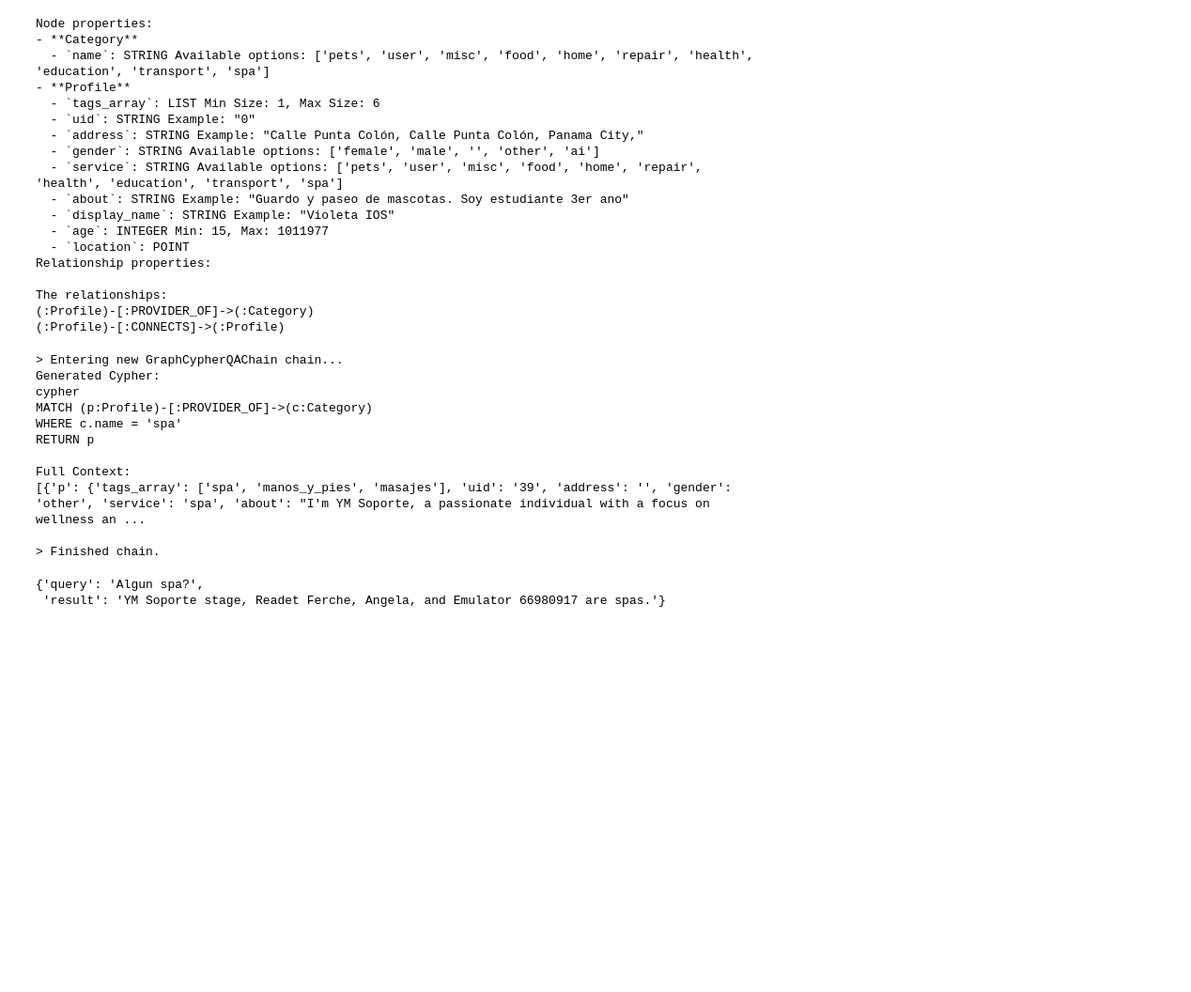
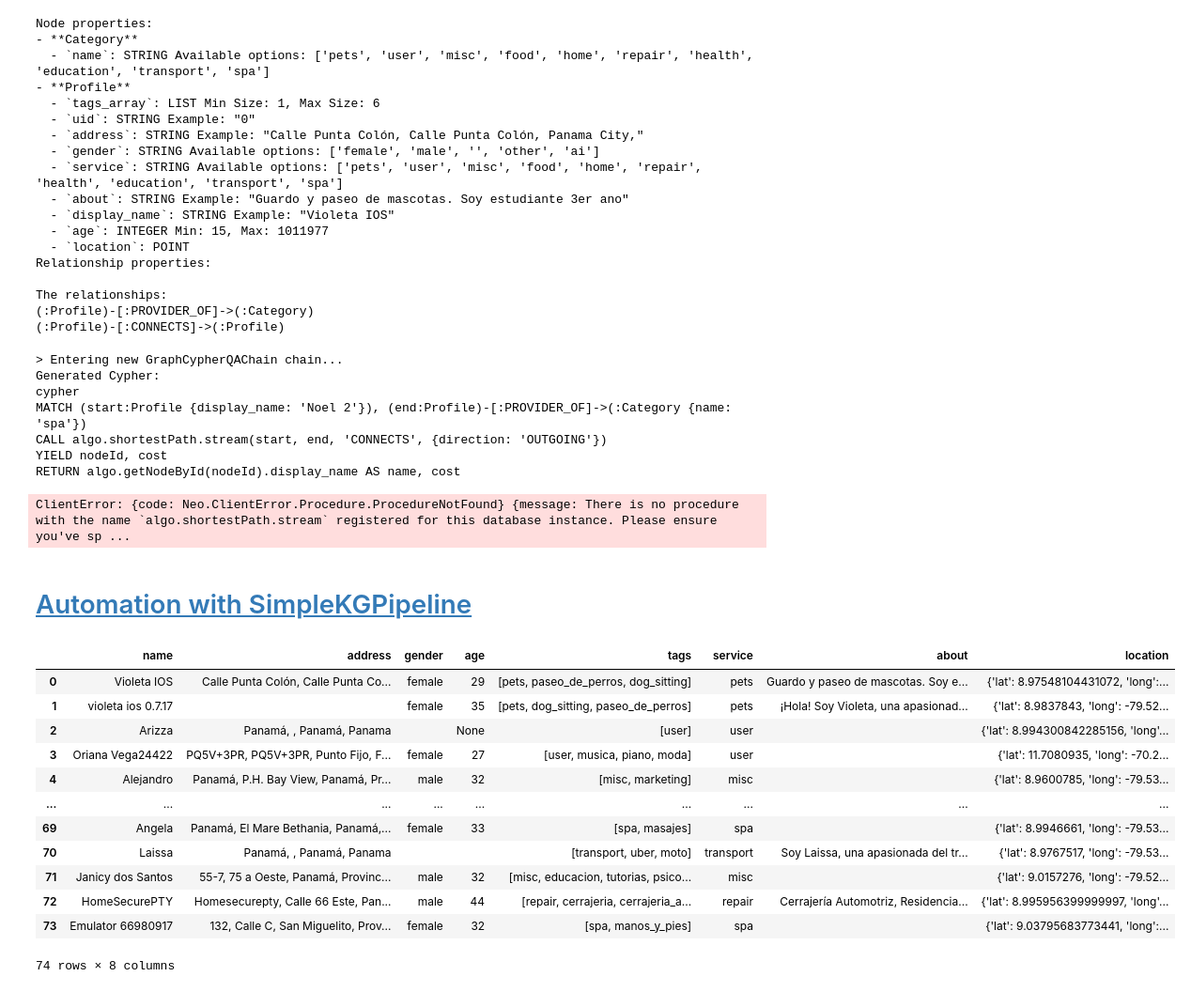
Before and after one commit to aiudalabs/ai-llm, a Jupyter notebook: demos/neo4j/yomap2neo4j_v2.ipynb, the cells around one changed output. Shown: that part at 94% size. Cells and saved outputs as stored; diff of their text form; code cells hidden in the pictures; blank space fills up the shorter version.

```diff
--- a/demos/neo4j/yomap2neo4j_v2.ipynb
+++ b/demos/neo4j/yomap2neo4j_v2.ipynb
@@ -630,19 +698,16 @@ llm = ChatOpenAI(model="gpt-4o", temperature=0)
 chain = GraphCypherQAChain.from_llm(
     graph=enhanced_graph, llm=llm, verbose=True, allow_dangerous_requests=True
 )
-response = chain.invoke({"query": "Algun spa?"})
+response = chain.invoke({"query": "Cual es el camino mas corto entre Noel 2 y algun proveedor de spa?"})
 response
 # %% [output]
 > Entering new GraphCypherQAChain chain...
 Generated Cypher:
 cypher
-MATCH (p:Profile)-[:PROVIDER_OF]->(c:Category)
-WHERE c.name = 'spa'
-RETURN p
-
-Full Context:
-[{'p': {'tags_array': ['spa', 'manos_y_pies', 'masajes'], 'uid': '39', 'address': '', 'gender': 'other', 'service': 'spa', 'about': "I'm YM Soporte, a passionate individual with a focus on wellness an ...
-
-> Finished chain.
+MATCH (start:Profile {display_name: 'Noel 2'}), (end:Profile)-[:PROVIDER_OF]->(:Category {name: 'spa'})
+CALL algo.shortestPath.stream(start, end, 'CONNECTS', {direction: 'OUTGOING'})
+YIELD nodeId, cost
+RETURN algo.getNodeById(nodeId).display_name AS name, cost
-{'query': 'Algun spa?',
- 'result': 'YM Soporte stage, Readet Ferche, Angela, and Emulator 66980917 are spas.'}
+ClientError: {code: Neo.ClientError.Procedure.ProcedureNotFound} {message: There is no procedure with the name `algo.shortestPath.stream` registered for this database instance. Please ensure you've sp ...
+# %% [markdown]
+# <a id='toc7_'></a>[Automation with SimpleKGPipeline](#toc0_)
@@ -648,0 +771,16 @@ Full Context:
+# %%
+df_profiles
+# %% [output]
+|  | name | address | gender | age | tags | service | about | location |
+| 0 | Violeta IOS | Calle Punta Colón, Calle Punta Co... | female | 29 | [pets, paseo_de_perros, dog_sitting] | pets | Guardo y paseo de mascotas. Soy e... | {'lat': 8.97548104431072, 'long':... |
+| 1 | violeta ios 0.7.17 |  | female | 35 | [pets, dog_sitting, paseo_de_perros] | pets | ¡Hola! Soy Violeta, una apasionad... | {'lat': 8.9837843, 'long': -79.52... |
+| 2 | Arizza | Panamá, , Panamá, Panama |  | None | [user] | user |  | {'lat': 8.994300842285156, 'long'... |
+| 3 | Oriana Vega24422 | PQ5V+3PR, PQ5V+3PR, Punto Fijo, F... | female | 27 | [user, musica, piano, moda] | user |  | {'lat': 11.7080935, 'long': -70.2... |
+| 4 | Alejandro | Panamá, P.H. Bay View, Panamá, Pr... | male | 32 | [misc, marketing] | misc |  | {'lat': 8.9600785, 'long': -79.53... |
+| ... | ... | ... | ... | ... | ... | ... | ... | ... |
+| 69 | Angela | Panamá, El Mare Bethania, Panamá,... | female | 33 | [spa, masajes] | spa |  | {'lat': 8.9946661, 'long': -79.53... |
+| 70 | Laissa | Panamá, , Panamá, Panama |  |  | [transport, uber, moto] | transport | Soy Laissa, una apasionada del tr... | {'lat': 8.9767517, 'long': -79.53... |
+| 71 | Janicy dos Santos | 55-7, 75 a Oeste, Panamá, Provinc... | male | 32 | [misc, educacion, tutorias, psico... | misc |  | {'lat': 9.0157276, 'long': -79.52... |
+| 72 | HomeSecurePTY | Homesecurepty, Calle 66 Este, Pan... | male | 44 | [repair, cerrajeria, cerrajeria_a... | repair | Cerrajería Automotriz, Residencia... | {'lat': 8.995956399999997, 'long'... |
+| 73 | Emulator 66980917 | 132, Calle C, San Miguelito, Prov... | female | 32 | [spa, manos_y_pies] | spa |  | {'lat': 9.03795683773441, 'long':... |
+74 rows × 8 columns
```
Also changed, not shown: parts of 38 cells of this notebook, 2 other files.
